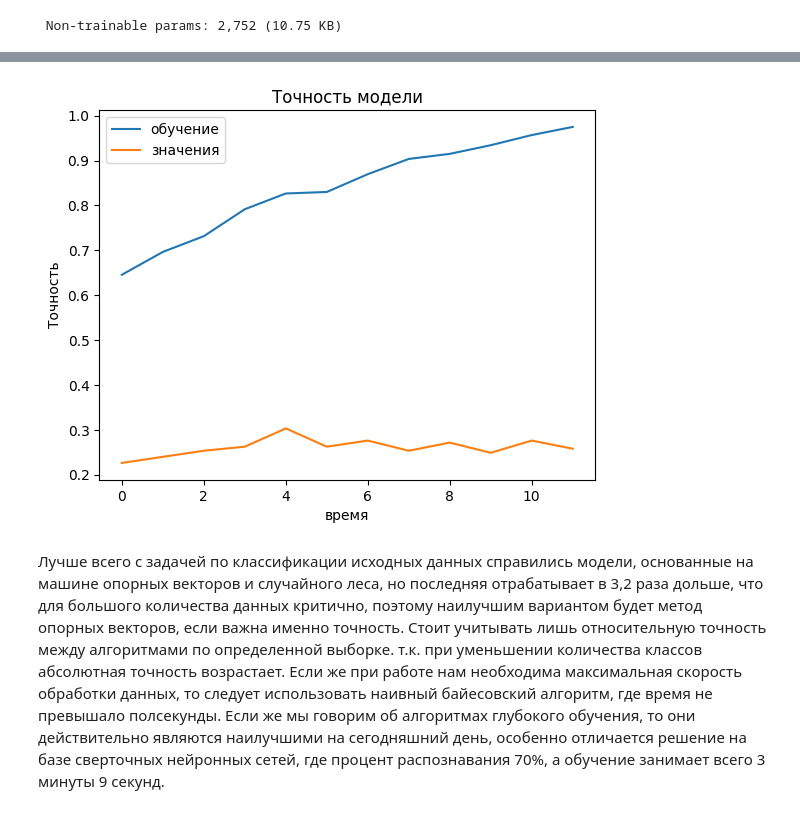
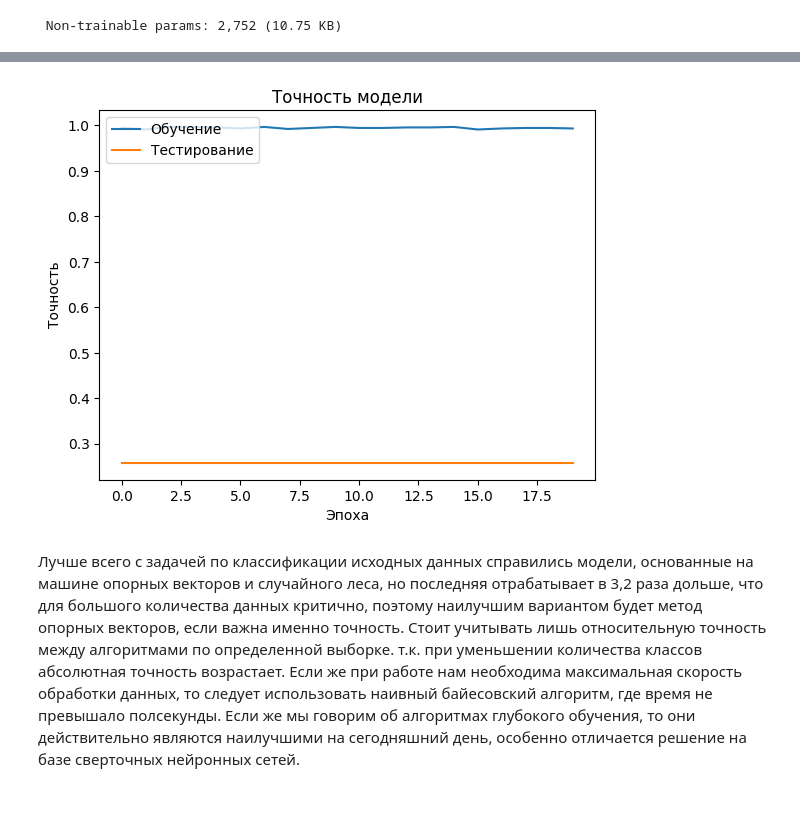
Before and after one commit to HecklerK/KR_TBDandML, a Jupyter notebook: KR.ipynb, the cells around one changed output, grey strips where cells are left out. Drawn from its saved outputs; the diff is of its cells as text; code cells hidden in the pictures.

```diff
--- a/KR.ipynb
+++ b/KR.ipynb
@@ -735,7 +742,7 @@ model.compile(loss='categorical_crossentropy', optimizer=optimizer, metrics=['ac
 # %%
 start_time = time.time()
 
-history = model.fit(X_train, y_train, batch_size=32, epochs=12, validation_data=(X_test, y_test),
+history = model.fit(X_train, y_train, batch_size=32, epochs=20, validation_data=(X_test, y_test),
     verbose=0, callbacks=[reduce_lr])
 
 print("Время выполнения", (time.time()-start_time))
@@ -753,12 +779,12 @@ Cannot take the length of shape with unknown rank.
 # %%
 plt.plot(history.history['accuracy'])
 plt.plot(history.history['val_accuracy'])
 plt.title('Точность модели')
 plt.ylabel('Точность')
-plt.xlabel('время')
-plt.legend(['обучение', 'значения'], loc='upper left')
+plt.xlabel('Эпоха')
+plt.legend(['Обучение', 'Тестирование'], loc='upper left')
 plt.show()
 # %% [output]
-[figure, old version]
+[figure, new version]
 # %% [markdown]
-Лучше всего с задачей по классификации исходных данных справились модели, основанные на машине опорных векторов и случайного леса, но последняя отрабатывает в 3,2 раза дольше, что для большого количества данных критично, поэтому наилучшим вариантом будет метод опорных векторов, если важна именно точность. Стоит учитывать лишь относительную точность между алгоритмами по определенной выборке. т.к. при уменьшении количества классов абсолютная точность возрастает. Если же при работе нам необходима максимальная скорость обработки данных, то следует использовать наивный байесовский алгоритм, где время не превышало полсекунды. Если же мы говорим об алгоритмах глубокого обучения, то они действительно являются наилучшими на сегодняшний день, особенно отличается решение на базе сверточных нейронных сетей, где процент распознавания 70%, а обучение занимает всего 3 минуты 9 секунд.
+Лучше всего с задачей по классификации исходных данных справились модели, основанные на машине опорных векторов и случайного леса, но последняя отрабатывает в 3,2 раза дольше, что для большого количества данных критично, поэтому наилучшим вариантом будет метод опорных векторов, если важна именно точность. Стоит учитывать лишь относительную точность между алгоритмами по определенной выборке. т.к. при уменьшении количества классов абсолютная точность возрастает. Если же при работе нам необходима максимальная скорость обработки данных, то следует использовать наивный байесовский алгоритм, где время не превышало полсекунды. Если же мы говорим об алгоритмах глубокого обучения, то они действительно являются наилучшими на сегодняшний день, особенно отличается решение на базе сверточных нейронных сетей.
```
Also changed, not shown: parts of 7 cells of this notebook.
